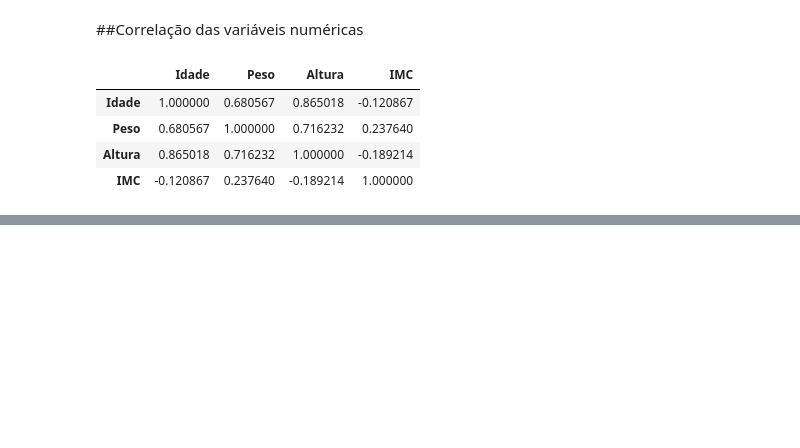
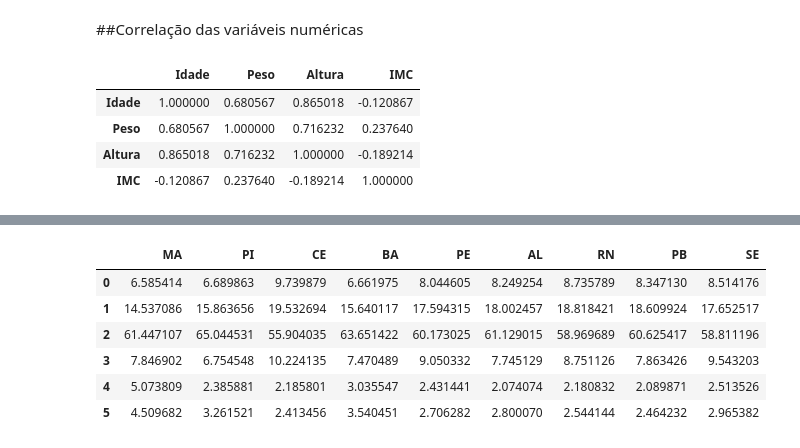
Before and after one commit to Fontebasso-JV/projeto_aplicado_1_upm, a Jupyter notebook: code.ipynb, the cells around one changed output, grey strips where cells are left out. Cells and saved outputs as stored; diff of their text form; code cells hidden in the pictures; blank space fills up the shorter version.

```diff
--- a/code.ipynb
+++ b/code.ipynb
@@ -905,0 +1194,6 @@ Drive already mounted at /content/drive; to attempt to forcibly remount, call dr
+# %%
+result = variaveis_categoricas.groupby(['Estado_nutricional_de_peso', 'UF']).size().reset_index(name='Quantidade')
+
+ranking_1 = result.sort_values(by=['UF','Estado_nutricional_de_peso'], ascending=[True, False])
+
+ranking_1
@@ -905,0 +1222,22 @@ Drive already mounted at /content/drive; to attempt to forcibly remount, call dr
+# %%
+# Lista dos estados
+estados = df_limpa.UF.unique() #['MA', 'PI', 'CE', 'BA', 'PE', 'AL', 'RN', 'PB', 'SE']
+
+# Dicionário para armazenar os DataFrames de cada estado
+dfs_estados_1 = {}
+
+# Itera sobre a lista de estados
+for estado in estados:
+    # Filtra o DataFrame 'ranking' para cada estado
+    df_estado_1 = ranking_1[ranking_1['UF'] == estado].copy()
+
+    # Calcula a porcentagem para o estado
+    df_estado_1[f'%'] = df_estado_1['Quantidade'] / df_estado_1['Quantidade'].sum() * 100
+
+    # Armazena o DataFrame no dicionário
+    dfs_estados_1[estado] = df_estado_1
+
+# Exibe o DataFrame de cada estado
+for estado in estados:
+    print(f"\nDataFrame para {estado}:")
+    print(dfs_estados_1[estado])
@@ -905,0 +1272,12 @@ Drive already mounted at /content/drive; to attempt to forcibly remount, call dr
+# %%
+coluna = '%'
+
+# DataFrame para armazenar os valores das colunas de cada estado
+comparacao_1 = pd.DataFrame()
+
+# Itera sobre o dicionário e adiciona a coluna ao DataFrame 'comparacao_1'
+for estado, df in dfs_estados_1.items():
+    comparacao_1[estado] = df[coluna].reset_index(drop=True)
+
+# Exibe o DataFrame com a comparação
+print(comparacao_1)
@@ -905,0 +1302,10 @@ Drive already mounted at /content/drive; to attempt to forcibly remount, call dr
+# %%
+comparacao_1
+# %% [output]
+|  | MA | PI | CE | BA | PE | AL | RN | PB | SE |
+| 0 | 6.585414 | 6.689863 | 9.739879 | 6.661975 | 8.044605 | 8.249254 | 8.735789 | 8.347130 | 8.514176 |
+| 1 | 14.537086 | 15.863656 | 19.532694 | 15.640117 | 17.594315 | 18.002457 | 18.818421 | 18.609924 | 17.652517 |
+| 2 | 61.447107 | 65.044531 | 55.904035 | 63.651422 | 60.173025 | 61.129015 | 58.969689 | 60.625417 | 58.811196 |
+| 3 | 7.846902 | 6.754548 | 10.224135 | 7.470489 | 9.050332 | 7.745129 | 8.751126 | 7.863426 | 9.543203 |
+| 4 | 5.073809 | 2.385881 | 2.185801 | 3.035547 | 2.431441 | 2.074074 | 2.180832 | 2.089871 | 2.513526 |
+| 5 | 4.509682 | 3.261521 | 2.413456 | 3.540451 | 2.706282 | 2.800070 | 2.544144 | 2.464232 | 2.965382 |
```
Also changed, not shown: parts of 78 cells of this notebook.
